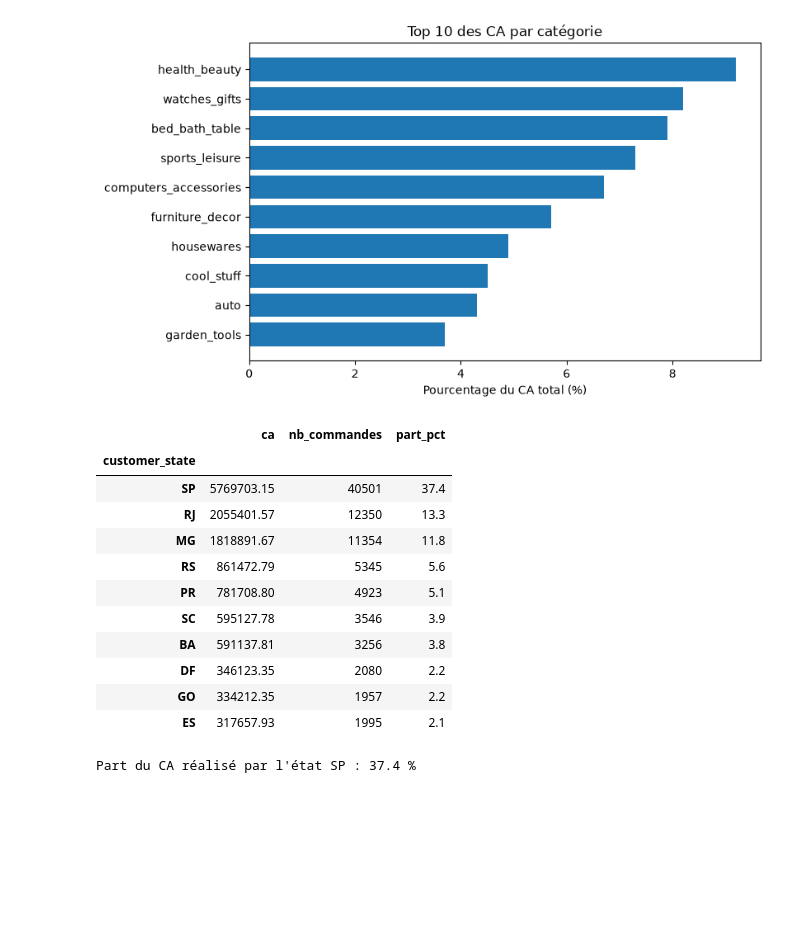
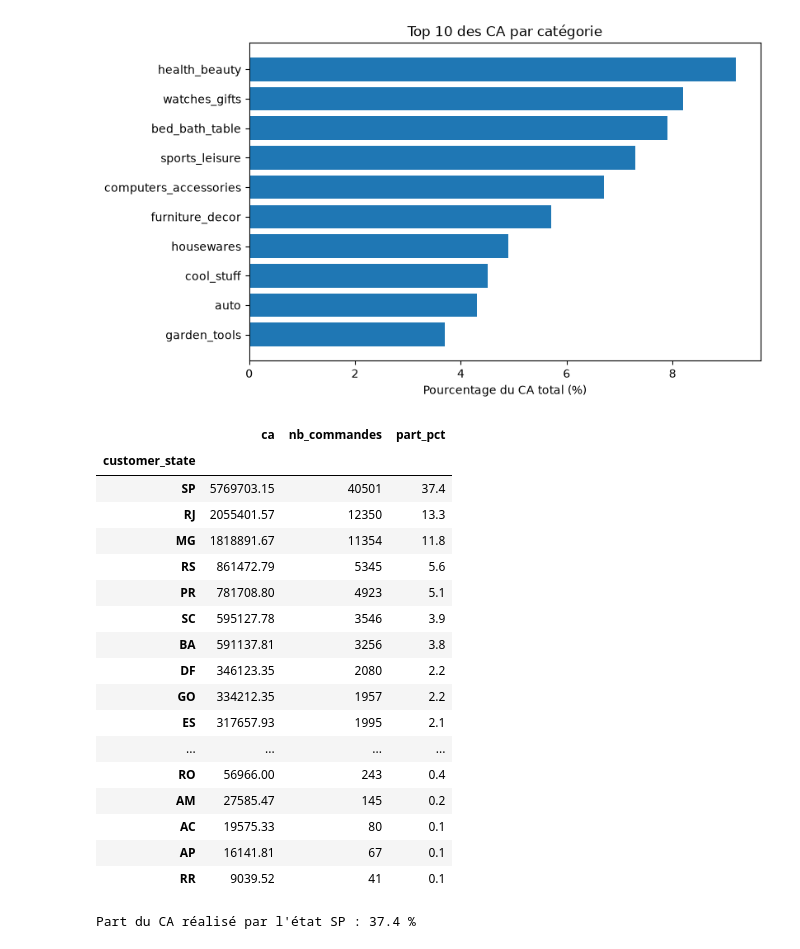
Before and after one commit to Franck-LF/Olist, a Jupyter notebook: 3_adapter_pandas_olist.ipynb, the cells around one changed output. Cells and saved outputs as stored; diff of their text form; code cells hidden in the pictures; blank space fills up the shorter version.

```diff
--- a/3_adapter_pandas_olist.ipynb
+++ b/3_adapter_pandas_olist.ipynb
@@ -624,24 +624,31 @@ plt.show()
 # %%
 # 4.3 — CA, commandes et part par État
 etats = ventes.groupby("customer_state").agg(
     ca=("montant", 'sum'),
     nb_commandes=("order_id", "nunique"),
 ).sort_values("ca", ascending=False)
 etats["part_pct"] = 100 * (etats["ca"] / etats["ca"].sum()).round(3)
 etats.head(10)
+etats
 # %% [output]
 |  | ca | nb_commandes | part_pct |
 | customer_state |  |  |  |
 | SP | 5769703.15 | 40501 | 37.4 |
 | RJ | 2055401.57 | 12350 | 13.3 |
 | MG | 1818891.67 | 11354 | 11.8 |
 | RS | 861472.79 | 5345 | 5.6 |
 | PR | 781708.80 | 4923 | 5.1 |
 | SC | 595127.78 | 3546 | 3.9 |
 | BA | 591137.81 | 3256 | 3.8 |
 | DF | 346123.35 | 2080 | 2.2 |
 | GO | 334212.35 | 1957 | 2.2 |
 | ES | 317657.93 | 1995 | 2.1 |
+| ... | ... | ... | ... |
+| RO | 56966.00 | 243 | 0.4 |
+| AM | 27585.47 | 145 | 0.2 |
+| AC | 19575.33 | 80 | 0.1 |
+| AP | 16141.81 | 67 | 0.1 |
+| RR | 9039.52 | 41 | 0.1 |
 # %%
 # 4.4 — Part du CA réalisée par l'État n°1
 print(f"Part du CA réalisé par l'état {etats['part_pct'].idxmax()} : {etats['part_pct'].max():.1f} %")
```
Also changed, not shown: parts of 7 cells of this notebook.
